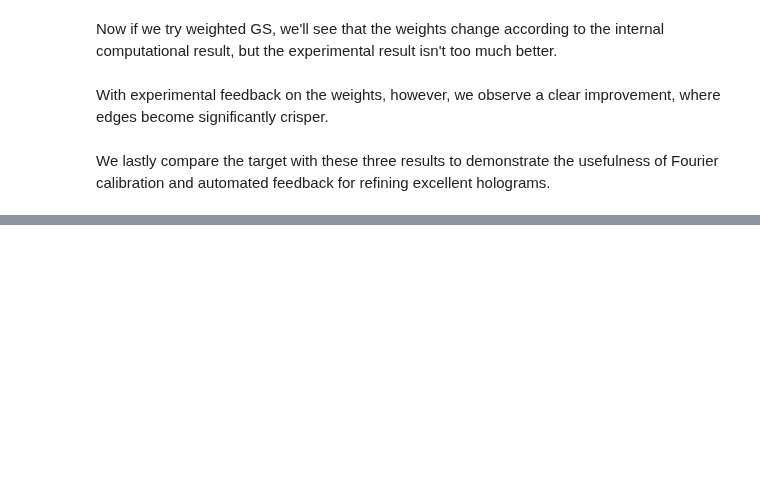
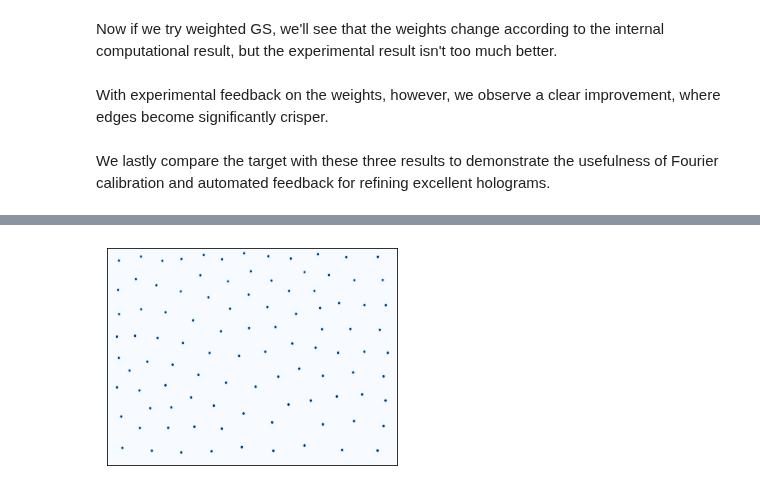
Before and after one commit to slmsuite/slmsuite-examples, a Jupyter notebook: examples/pictoral_holography_v2.ipynb, the cells around one changed output, grey strips where cells are left out. Drawn from its saved outputs; the diff is of its cells as text; code cells hidden in the pictures; blank space fills up the shorter version.

```diff
--- a/examples/pictoral_holography_v2.ipynb
+++ b/examples/pictoral_holography_v2.ipynb
@@ -233,0 +261,8 @@ for x, key in enumerate(final_images.keys()):
+# %%
+# Make a plot for the thumbnail.
+plt.imshow(img[200:440, 500:820])
+plt.xticks([])
+plt.yticks([])
+plt.show()
+# %% [output]
+[figure, added]
```
Also changed, not shown: parts of 5 cells of this notebook, 2 other files.
